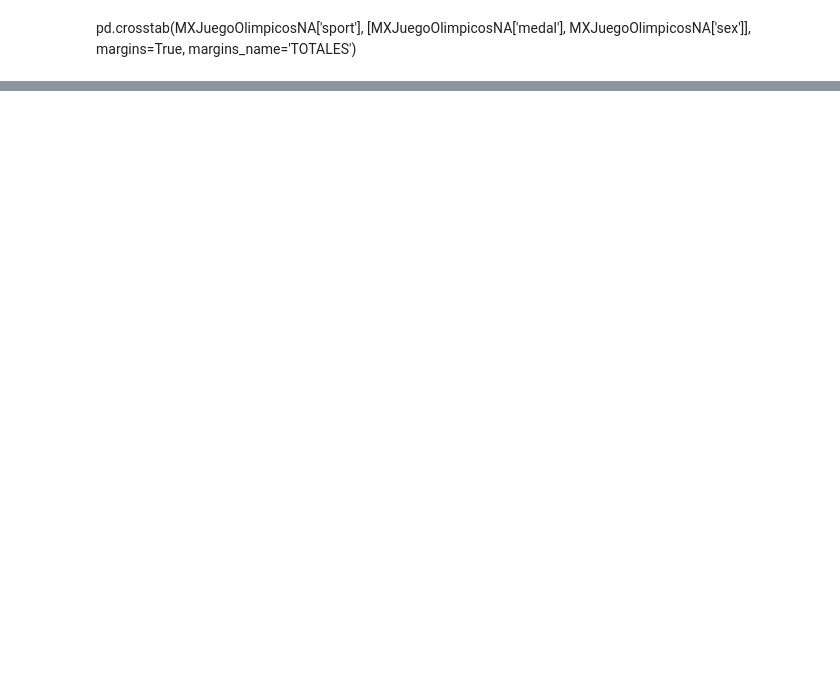
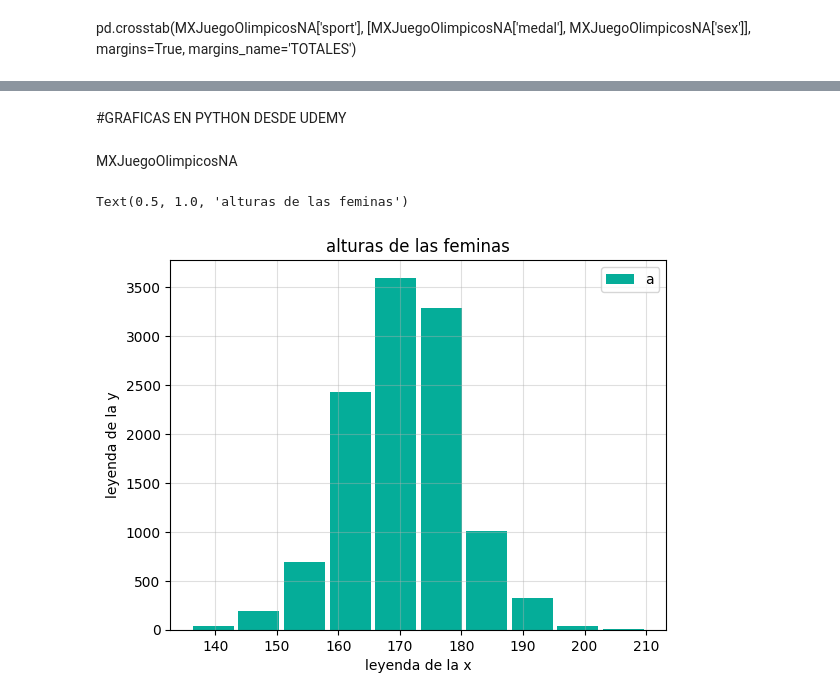
Before and after one commit to villalbaflores3/analisis, a Jupyter notebook: python/analisis.ipynb, the cells around one changed output, grey strips where cells are left out. Saved outputs shown, nothing was run; the diff lists cells and outputs as text; code cells hidden in the pictures; blank space fills up the shorter version.

```diff
--- a/python/analisis.ipynb
+++ b/python/analisis.ipynb
@@ -463,0 +321,2 @@ TypeError: barplot() takes from 0 to 1 positional arguments but 2 positional arg
+# %% [markdown]
+#GRAFICAS EN PYTHON DESDE UDEMY
@@ -463,0 +340,17 @@ TypeError: barplot() takes from 0 to 1 positional arguments but 2 positional arg
+# %% [markdown]
+MXJuegoOlimpicosNA
+# %%
+
+tablaJuegosOlimpicos = tablaJuegosOlimpicos.dropna()
+tablaJuegosOlimpicosF= tablaJuegosOlimpicos[tablaJuegosOlimpicos["sex"] =="Female"]
+
+plt.hist( tablaJuegosOlimpicosF["height"], bins =10, color="#05ad99", rwidth=0.9)
+plt.grid(axis="y", alpha=.4)
+plt.grid(axis="x", alpha=.4)
+plt.xlabel("leyenda de la x")
+plt.ylabel("leyenda de la y")
+plt.legend("alturas")
+plt.title("alturas de las feminas")
+# %% [output]
+Text(0.5, 1.0, 'alturas de las feminas')
+[figure, added]
```
Also changed, not shown: parts of 45 cells of this notebook, 6 other files.
